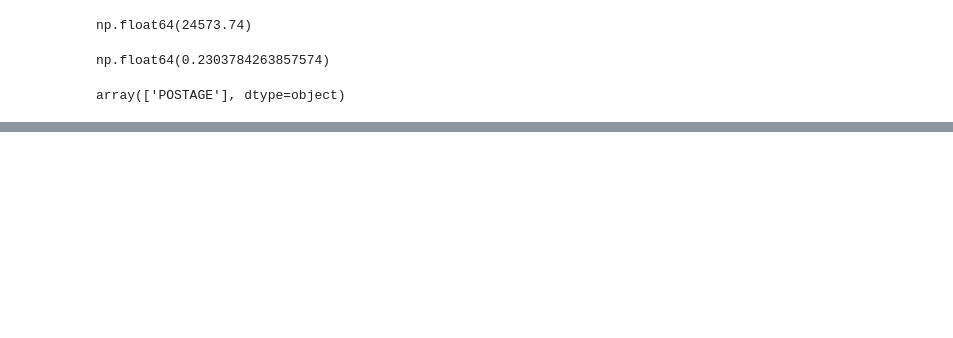
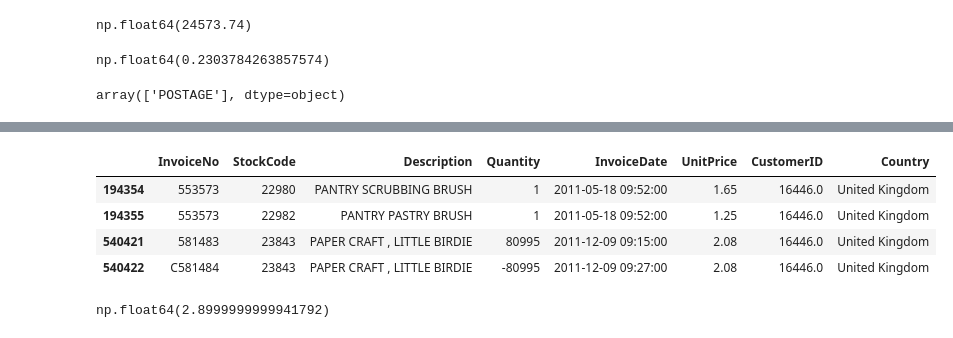
Before and after one commit to phawatboom/datascience_practice, a Jupyter notebook: 01_load_and_inspect.ipynb, the cells around one changed output, grey strips where cells are left out. Drawn from its saved outputs; the diff is of its cells as text; code cells hidden in the pictures; blank space fills up the shorter version.

```diff
--- a/01_load_and_inspect.ipynb
+++ b/01_load_and_inspect.ipynb
@@ -385,0 +538,18 @@ array(['POSTAGE'], dtype=object)
+# %%
+df.loc[df["CustomerID"] == 16446].sort_values("InvoiceDate")
+# %% [output]
+|  | InvoiceNo | StockCode | Description | Quantity | InvoiceDate | UnitPrice | CustomerID | Country |
+| 194354 | 553573 | 22980 | PANTRY SCRUBBING BRUSH | 1 | 2011-05-18 09:52:00 | 1.65 | 16446.0 | United Kingdom |
+| 194355 | 553573 | 22982 | PANTRY PASTRY BRUSH | 1 | 2011-05-18 09:52:00 | 1.25 | 16446.0 | United Kingdom |
+| 540421 | 581483 | 23843 | PAPER CRAFT , LITTLE BIRDIE | 80995 | 2011-12-09 09:15:00 | 2.08 | 16446.0 | United Kingdom |
+| 540422 | C581484 | 23843 | PAPER CRAFT , LITTLE BIRDIE | -80995 | 2011-12-09 09:27:00 | 2.08 | 16446.0 | United Kingdom |
+# %%
+customer_history = df.loc[df["CustomerID"] == 16446].copy()
+
+customer_history["signed_amount"] = (
+    customer_history["Quantity"] * customer_history["UnitPrice"]
+)
+
+customer_history["signed_amount"].sum()
+# %% [output]
+np.float64(2.8999999999941792)
```
Also changed, not shown: parts of 18 cells of this notebook, 3 other files.
